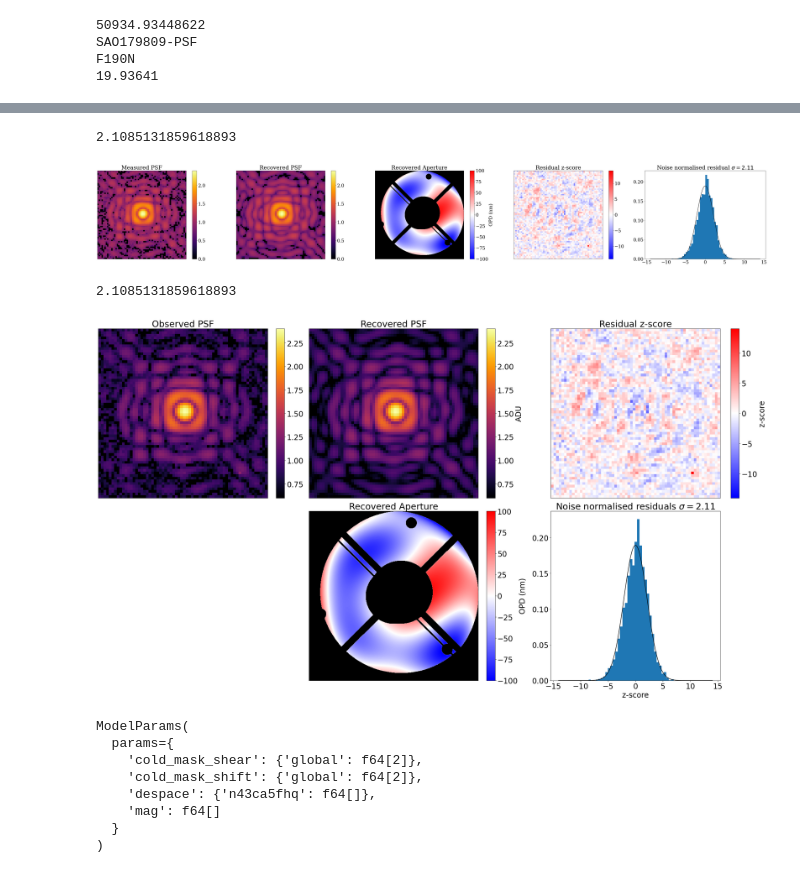
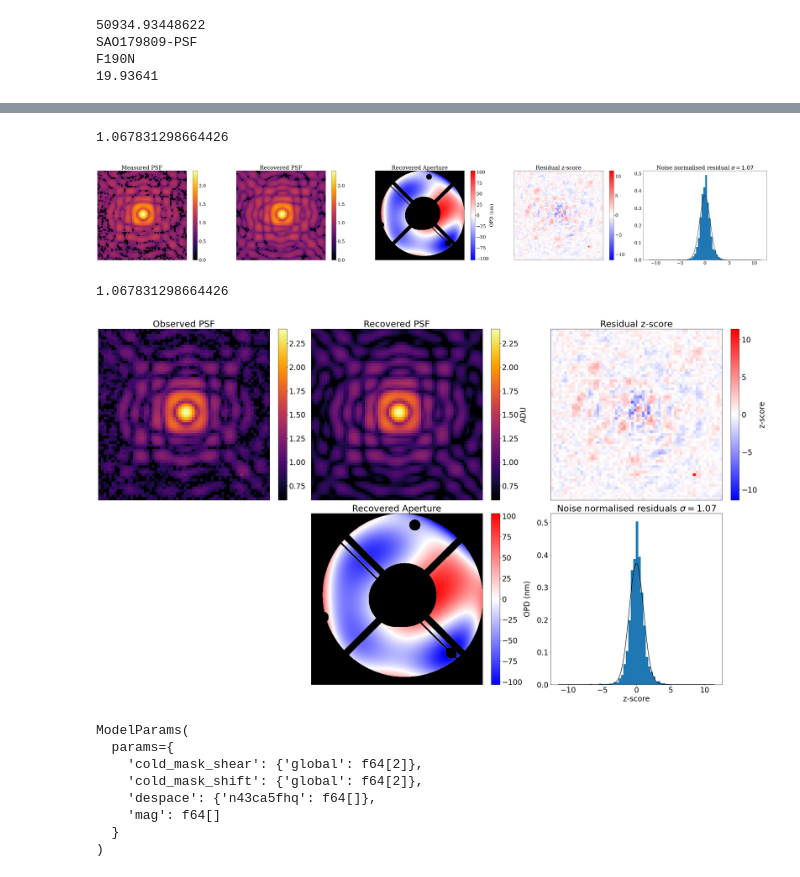
Before and after one commit to h-greer/hubble, a Jupyter notebook: notebooks/calibrator-fit-new.ipynb, the cells around one changed output, grey strips where cells are left out. Drawn from its saved outputs; the diff is of its cells as text; code cells hidden in the pictures.

Commit message:
add excess noise in quadrature

```diff
--- a/notebooks/calibrator-fit-new.ipynb
+++ b/notebooks/calibrator-fit-new.ipynb
@@ -138,6 +138,7 @@ params = {
     "defocus": {},
     "despace": {},
     "mag": 3.3,
+    "quadrature": {},
 }
 
 positions = [[0.,0.,],[0.,0.,],[0.,0.,],[0.,0.,]]#[[0.43251792, 0.33013815],[ 0.49417186, -0.5629123 ]]
@@ -170,6 +171,8 @@ for idx, exp in enumerate(exposures_single):
     params["bias"][exp.fit.get_key(exp, "bias")] = 0.
     params["jitter"][exp.fit.get_key(exp, "jitter")] = 7/43*oversample
 
+    params["quadrature"][exp.fit.get_key(exp, "quadrature")] = -1.
+
 
 model_single = set_array(NICMOSModel(exposures_single, params, optics, detector))
 #model_binary = set_array(NICMOSModel(exposures_binary, params, optics, detector))
@@ -252,8 +255,8 @@ final_params = optimise_optimistix(params_history[-1], model_single, exposures_s
 # %%
 plot_comparison(final_params.inject((model_single)), final_params, exposures_single)
 # %% [output]
-2.1085131859618893
+1.067831298664426
-[figure, old version]
+[figure, new version]
 # %%
 from mpl_toolkits.axes_grid1 import make_axes_locatable
 # %%
@@ -323,7 +326,7 @@ apt =axs[1,1].imshow(support_mask*opd,cmap=cmap,vmin=-olim, vmax=olim)
 plt.colorbar(apt, ax=axs[1,1]).set_label("OPD (nm)")
 
 
-resid = (exp.data - fit)/exp.err
+resid = (exp.data - fit)/np.sqrt(exp.err**2 + 10**model.get(exp.fit.map_param(exp, "quadrature")))
 print(np.nanstd(resid))
 rlim = np.nanmax(np.abs(resid))
 residual=axs[0,2].imshow(resid, cmap='bwr',vmin=-rlim, vmax=rlim)
@@ -339,35 +342,35 @@ ys = jsp.stats.norm.pdf(xs, scale=np.nanstd(resid))#/np.sqrt(np.nanstd(resid))
 
 axs[1,2].set_title(fr"Noise normalised residuals $\sigma ={np.nanstd(resid):.3}$")
 axs[1,2].hist(resid.flatten(), bins=51, density=True)
 axs[1,2].plot(xs, ys, c='k')
 axs[1,2].set_xlabel("z-score")
 #axs[1,2].set_ylabel("Counts")
 
 #lpdf = posterior(model,exp,return_im=True)#*nanmap
 #lpd = axs[4].imshow(lpdf)
 #plt.colorbar(lpd, ax=axs[4])
 
 axs[0,0].set_title("Observed PSF")
 axs[0,1].set_title("Recovered PSF")
 axs[1,1].set_title("Recovered Aperture")
 axs[0,2].set_title("Residual z-score")
 #axs[4].set_title("Log Likelihood Map")
 
 axs[1,0].set_axis_off()
 
 for i in range(3):
     for j in range(2):
         if (i,j) != (2,1):
             axs[j,i].set_xticks([])
             axs[j,i].set_yticks([])
 
 #fig.tight_layout()
 
 if save:
     fig.savefig(f"{save}_{f}.png")
 # %% [output]
-2.1085131859618893
+1.067831298664426
-[figure, old version]
+[figure, new version]
 # %%
 # calculate fisher and make correlation matrix/corner plot
 # %%
```
Also changed, not shown: parts of 10 cells of this notebook, 4 other files.
